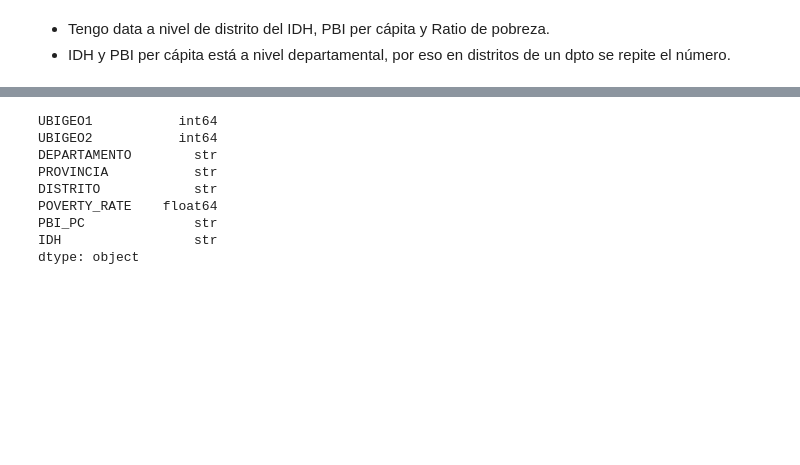
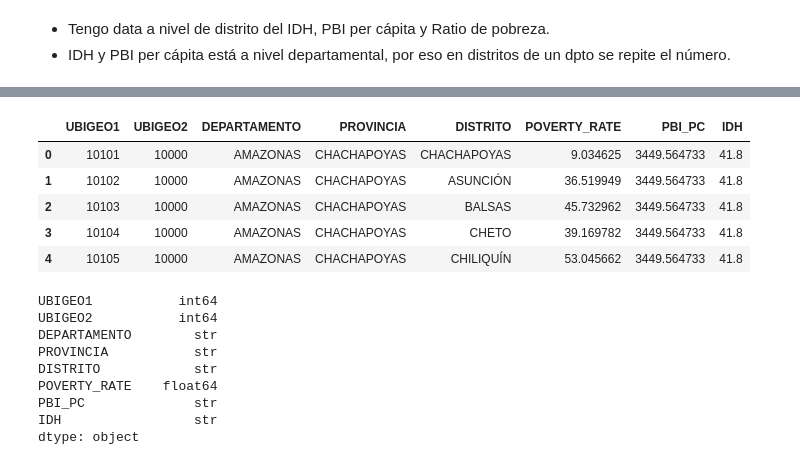
Before and after one commit to ulisesrodas/Python-for-DataScience, a Jupyter notebook: 9. Folium.ipynb, the cells around one changed output, grey strips where cells are left out. Cells and saved outputs as stored; diff of their text form; code cells hidden in the pictures; blank space fills up the shorter version.

```diff
--- a/9. Folium.ipynb
+++ b/9. Folium.ipynb
@@ -321,10 +330,12 @@ dpto1
 * Tengo data a nivel de distrito del IDH, PBI per cápita y Ratio de pobreza.
 * IDH y PBI per cápita está a nivel departamental, por eso en distritos de un dpto se repite el número.
 # %%
-base = open(r'data/Poverty.csv', 'rb').read()
+# 1. Construimos la ruta multiplataforma
+ruta_poverty = os.path.join("data", "Poverty.csv")
+
+# 2. Detectamos la codificación automáticamente
+base = open(ruta_poverty, 'rb').read()
 det = chardet.detect(base)
 charenc = det['encoding']
-
-poverty = pd.read_csv( r'data/Poverty.csv', encoding = charenc)
-poverty
+charenc
 # %% [output]
@@ -344,3 +343,16 @@ poverty
+# %%
+# 3. Leemos el archivo CSV usando el encoding detectado y el prefijo estándar (df_)
+poverty = pd.read_csv(ruta_poverty, encoding=charenc)
+
+# 4. Mostramos las primeras filas para verificar
+poverty.head()
+# %% [output]
+|  | UBIGEO1 | UBIGEO2 | DEPARTAMENTO | PROVINCIA | DISTRITO | POVERTY_RATE | PBI_PC | IDH |
+| 0 | 10101 | 10000 | AMAZONAS | CHACHAPOYAS | CHACHAPOYAS | 9.034625 | 3449.564733 | 41.8 |
+| 1 | 10102 | 10000 | AMAZONAS | CHACHAPOYAS | ASUNCIÓN | 36.519949 | 3449.564733 | 41.8 |
+| 2 | 10103 | 10000 | AMAZONAS | CHACHAPOYAS | BALSAS | 45.732962 | 3449.564733 | 41.8 |
+| 3 | 10104 | 10000 | AMAZONAS | CHACHAPOYAS | CHETO | 39.169782 | 3449.564733 | 41.8 |
+| 4 | 10105 | 10000 | AMAZONAS | CHACHAPOYAS | CHILIQUÍN | 53.045662 | 3449.564733 | 41.8 |
 # %%
 # Poverty_rate está en formato float64
 poverty.dtypes
```
Also changed, not shown: parts of 12 cells of this notebook, 1 other file.
